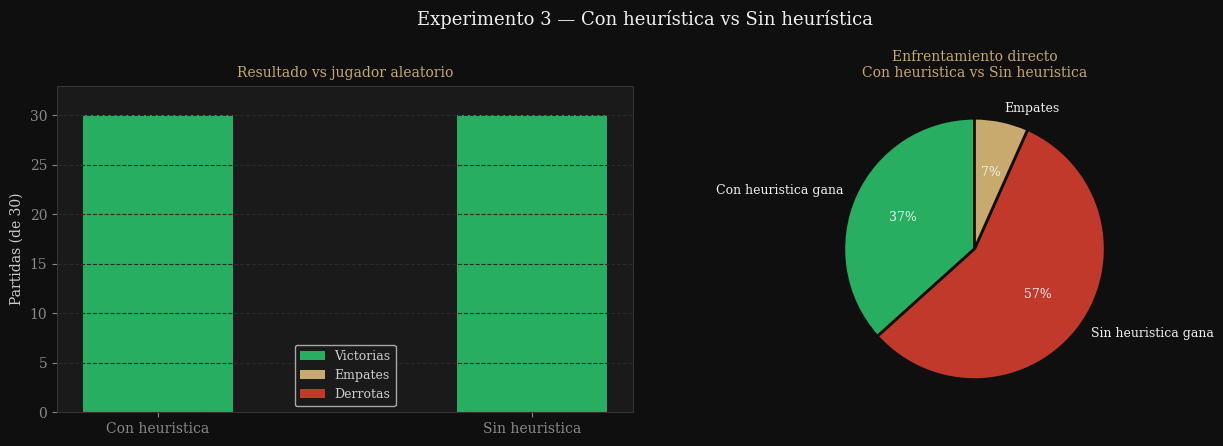
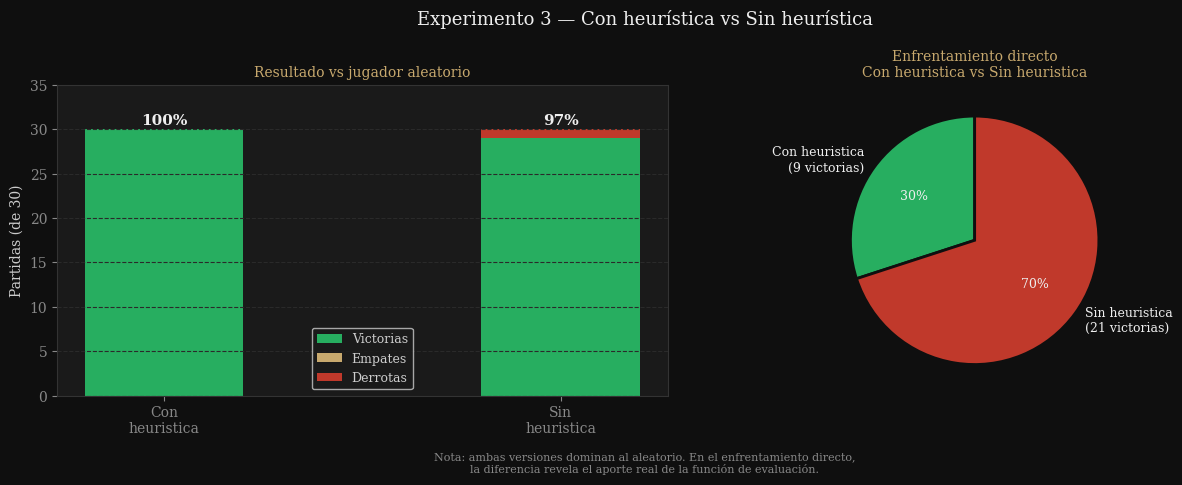
The change to this notebook cell's code, shown as a diff; its figure went from the first image to the second:
--- before
+++ after
@@ -5,13 +5,20 @@
 # --- Barras vs aleatorio ---
 ax = axes[0]
-categorias = ['Con heuristica', 'Sin heuristica']
-wins_h  = [results_e3[True]['wins'],  results_e3[False]['wins']]
-draws_h = [results_e3[True]['draws'], results_e3[False]['draws']]
-loss_h  = [results_e3[True]['losses'],results_e3[False]['losses']]
+categorias = ['Con\nheuristica', 'Sin\nheuristica']
+wins_list  = [results_e3[True]['wins'],   results_e3[False]['wins']]
+draws_list = [results_e3[True]['draws'],  results_e3[False]['draws']]
+loss_list  = [results_e3[True]['losses'], results_e3[False]['losses']]
+
 x = np.arange(2)
-ax.bar(x, wins_h,  color=GREEN, label='Victorias', width=0.4)
-ax.bar(x, draws_h, color=GOLD,  label='Empates',   width=0.4, bottom=wins_h)
-ax.bar(x, loss_h,  color=RED,   label='Derrotas',  width=0.4,
-       bottom=[w+d for w,d in zip(wins_h,draws_h)])
+ax.bar(x, wins_list,  color=GREEN, label='Victorias', width=0.4)
+ax.bar(x, draws_list, color=GOLD,  label='Empates',   width=0.4, bottom=wins_list)
+ax.bar(x, loss_list,  color=RED,   label='Derrotas',  width=0.4,
+       bottom=[w+d for w,d in zip(wins_list, draws_list)])
+
+# Etiqueta de win rate encima de cada barra
+for i, (w, n) in enumerate(zip(wins_list, [N_H, N_H])):
+    ax.text(i, n + 0.5, f'{w/n*100:.0f}%', ha='center',
+            color=WHITE, fontsize=11, fontweight='bold')
+
 ax.set_xticks(x)
 ax.set_xticklabels(categorias, fontsize=10)
@@ -20,13 +27,20 @@
 ax.legend(fontsize=9)
 ax.grid(axis='y')
-ax.set_ylim(0, N_H + 3)
+ax.set_ylim(0, N_H + 5)
 
 # --- Enfrentamiento directo ---
 ax2 = axes[1]
-vals   = [wh, wnh, dh]
-labels = ['Con heuristica gana', 'Sin heuristica gana', 'Empates']
+vals   = [wh_direct, wnh_direct, d_direct]
+labels = [f'Con heuristica\n({wh_direct} victorias)',
+          f'Sin heuristica\n({wnh_direct} victorias)',
+          f'Empates\n({d_direct})']
 colors = [GREEN, RED, GOLD]
+
+# Filtrar sectores con valor 0
+filtered = [(v, l, c) for v, l, c in zip(vals, labels, colors) if v > 0]
+vals_f, labels_f, colors_f = zip(*filtered)
+
 wedges, texts, autotexts = ax2.pie(
-    vals, labels=labels, colors=colors,
+    vals_f, labels=labels_f, colors=colors_f,
     autopct='%1.0f%%', startangle=90,
     textprops={'color': WHITE, 'fontsize': 9},
@@ -35,6 +49,13 @@
 for at in autotexts:
     at.set_color(WHITE)
+
 ax2.set_title('Enfrentamiento directo\nCon heuristica vs Sin heuristica',
               fontsize=10, color=GOLD)
+
+# Nota explicativa
+fig.text(0.5, -0.05,
+    'Nota: ambas versiones dominan al aleatorio. En el enfrentamiento directo,\n'
+    'la diferencia revela el aporte real de la función de evaluación.',
+    ha='center', color='#888888', fontsize=8)
 
 plt.tight_layout()

Commit: update entrega.ipynb